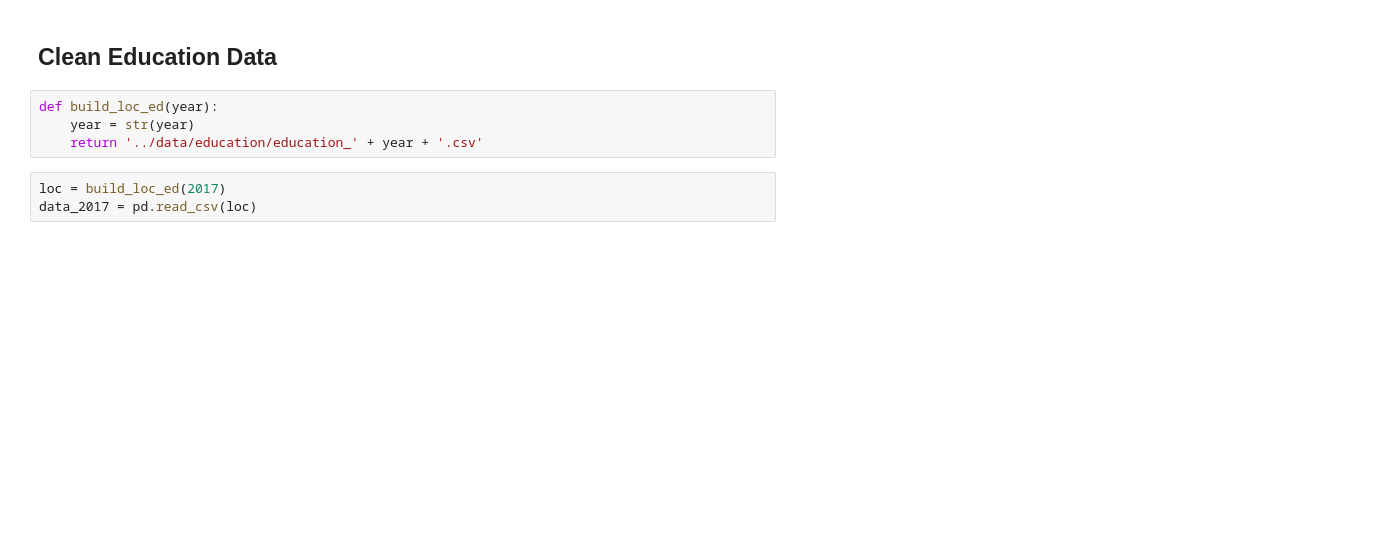
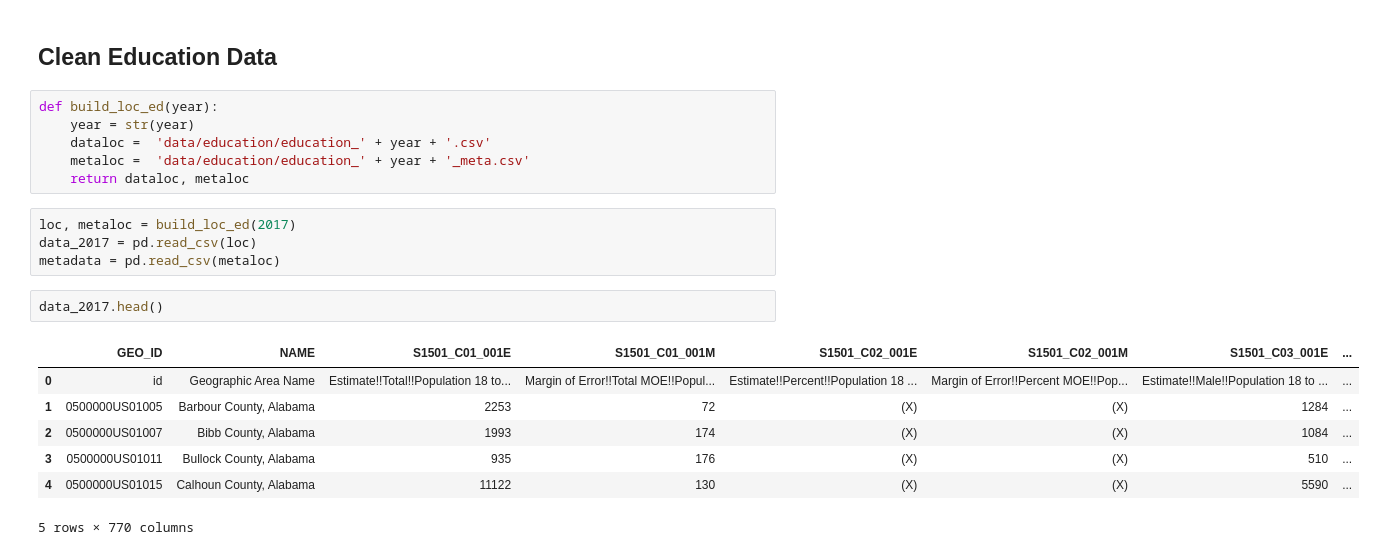
Before and after one commit to samaygarg/evprediction, a Jupyter notebook: proposal_vis.ipynb, the cells around one changed output. Cells and saved outputs as stored; diff of their text form; blank space fills up the shorter version.

```diff
--- a/proposal_vis.ipynb
+++ b/proposal_vis.ipynb
@@ -109,7 +109,20 @@ vehicles_clean = grouped.copy()
 # %%
 def build_loc_ed(year):
     year = str(year)
-    return '../data/education/education_' + year + '.csv'
+    dataloc =  'data/education/education_' + year + '.csv'
+    metaloc =  'data/education/education_' + year + '_meta.csv'
+    return dataloc, metaloc
 # %%
-loc = build_loc_ed(2017)
+loc, metaloc = build_loc_ed(2017)
 data_2017 = pd.read_csv(loc)
+metadata = pd.read_csv(metaloc)
+# %%
+data_2017.head()
+# %% [output]
+|  | GEO_ID | NAME | S1501_C01_001E | S1501_C01_001M | S1501_C02_001E | S1501_C02_001M | S1501_C03_001E | ... |
+| 0 | id | Geographic Area Name | Estimate!!Total!!Population 18 to... | Margin of Error!!Total MOE!!Popul... | Estimate!!Percent!!Population 18 ... | Margin of Error!!Percent MOE!!Pop... | Estimate!!Male!!Population 18 to ... | ... |
+| 1 | 0500000US01005 | Barbour County, Alabama | 2253 | 72 | (X) | (X) | 1284 | ... |
+| 2 | 0500000US01007 | Bibb County, Alabama | 1993 | 174 | (X) | (X) | 1084 | ... |
+| 3 | 0500000US01011 | Bullock County, Alabama | 935 | 176 | (X) | (X) | 510 | ... |
+| 4 | 0500000US01015 | Calhoun County, Alabama | 11122 | 130 | (X) | (X) | 5590 | ... |
+5 rows × 770 columns
```
Also changed, not shown: parts of 3 cells of this notebook.
